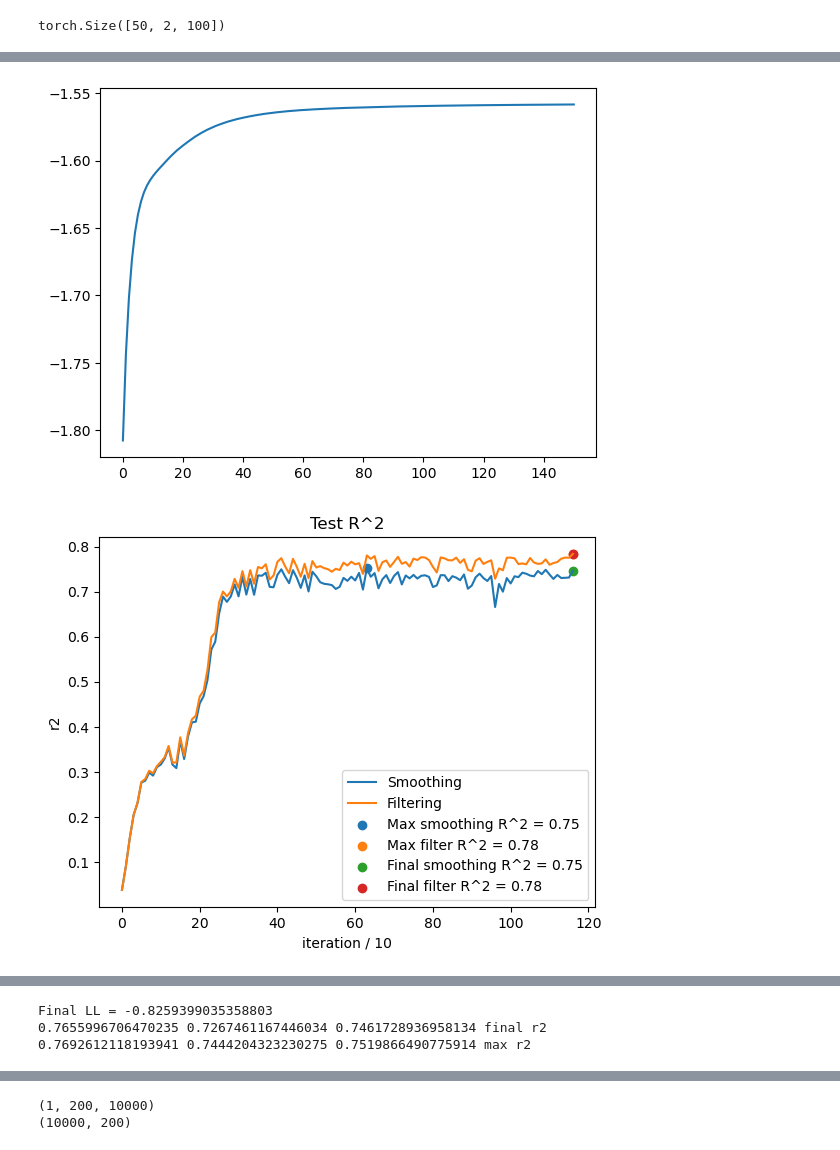
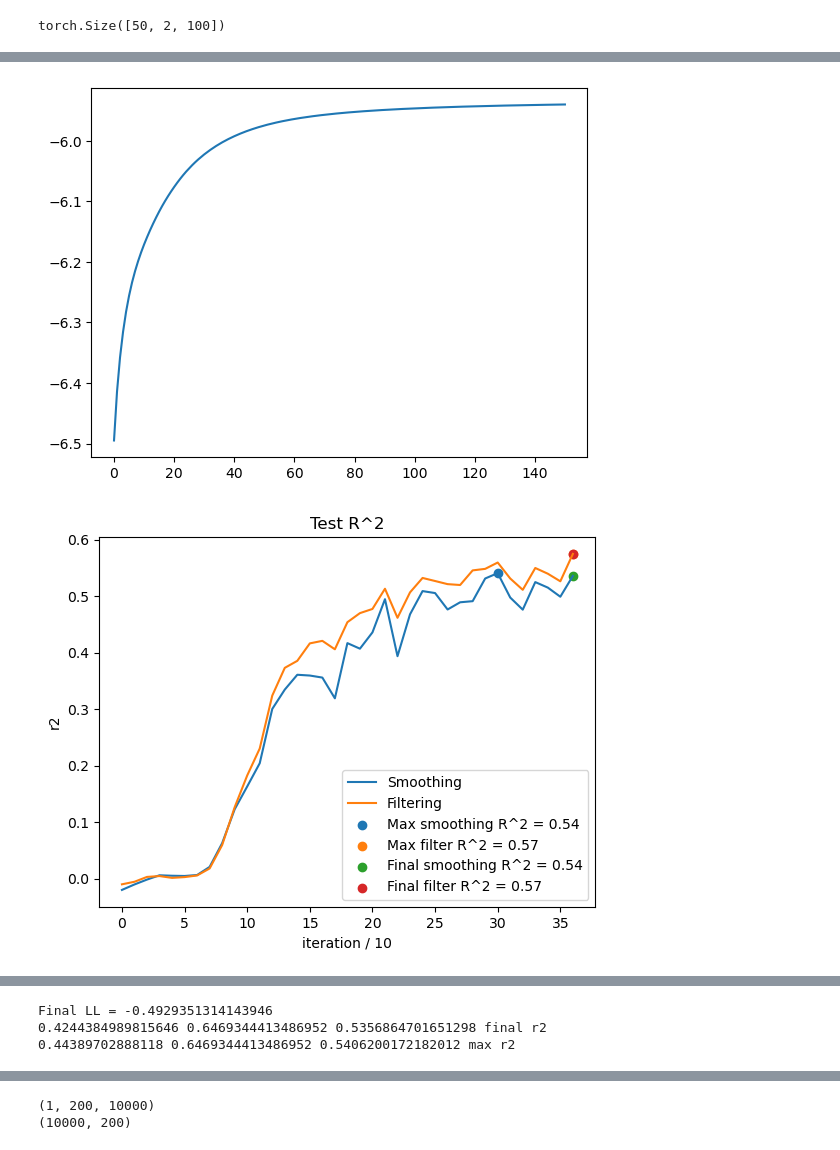
Before and after one commit to ayush1301/mgplvm-pytorch, a Jupyter notebook: test_rec.ipynb, the cells around one changed output, grey strips where cells are left out. Saved outputs shown, nothing was run; the diff lists cells and outputs as text; code cells hidden in the pictures.

```diff
--- a/test_rec.ipynb
+++ b/test_rec.ipynb
@@ -37,6 +37,7 @@ from sklearn.linear_model import LinearRegression, Ridge
 # dataset = '4g10'
 dataset = 'Doherty'
 datapath = 'processed_data_64.pickled'
+datapath = '20160630_processed_data_64.pickled'
 # datapath = None
 smoothing = False
 new = False
@@ -200,6 +201,10 @@ elif dataset == 'Doherty':
     rec_model = dill.load(open('bgpfa_models/64ms_10z_filt_cov_change_best.pkl', 'rb'))
     # rec_model = dill.load(open('bgpfa_models/64ms_10z_filt_bigentropy_re_rec.pkl', 'rb'))
 
+    p = pickle.load(open('new_params/64ms_10z_2k_20160630.pkl', 'rb'))
+    m = dill.load(open('bgpfa_models/20160630_10z_filter.pkl', 'rb'))
+    rec_model = dill.load(open('bgpfa_models/20160630_10z_filter_rec_best.pkl', 'rb'))
+
     gen_model = rec_model.gen_model
 
     # data_len = 48800
@@ -235,7 +240,7 @@ elif dataset == 'Doherty':
         vels = cs(ts+delay, 1) # velocity (first derivative)
         v = Tensor(vels.T[None, ...])
     else:
-        data_len = 27530
+        data_len = 22800
         train_len = 5000
         test_trial_len = data_len - train_len
         binsize = 64 # binsize in ms
@@ -246,7 +251,8 @@ elif dataset == 'Doherty':
         Y = data['Y']
         print('Y shape ORIGINALLLLLL', Y.shape)
         Y = data['Y'][..., timepoints]
-        Y = Y[:, np.load('active_neurons.npy'), :]
+        if datapath == 'processed_data_64.pickled':
+            Y = Y[:, np.load('active_neurons.npy'), :]
         vels = data['vels'][timepoints]
         v = Tensor(vels.T[None, ...])
         print('v shape loaded', v.shape)
@@ -340,7 +336,7 @@ torch.Size([50, 2, 100])
 # print(z_train_filter.shape)
 # np.save('new_params/z_hat_5k_30z.npy', z_train_filter)
 # %%
-plt.plot(rec_model.LLs[100:])
+plt.plot(rec_model.LLs[:])
 plt.show()
 plt.plot(gen_model.LLs[:])
 plt.show()
@@ -400,2 +396,2 @@ if hasattr(rec_model, 'r2_smooth_train'):
-[figure, old version]
+[figure, new version]
-[figure, old version]
+[figure, new version]
@@ -403,7 +399,7 @@ if hasattr(rec_model, 'r2_smooth_train'):
 [figure]
-Final LL = -0.8259399035358803
-0.7655996706470235 0.7267461167446034 0.7461728936958134 final r2
-0.7692612118193941 0.7444204323230275 0.7519866490775914 max r2
+Final LL = -0.4929351314143946
+0.4244384989815646 0.6469344413486952 0.5356864701651298 final r2
+0.44389702888118 0.6469344413486952 0.5406200172182012 max r2
 # %%
 eigs = sorted(np.abs(np.linalg.eigvals(gen_model.A[0].detach().cpu().numpy())))
 plt.plot(eigs, 'o', label='A rec, max: {}'.format(np.max(eigs)))
```
Also changed, not shown: parts of 17 cells of this notebook, 2 other files.
